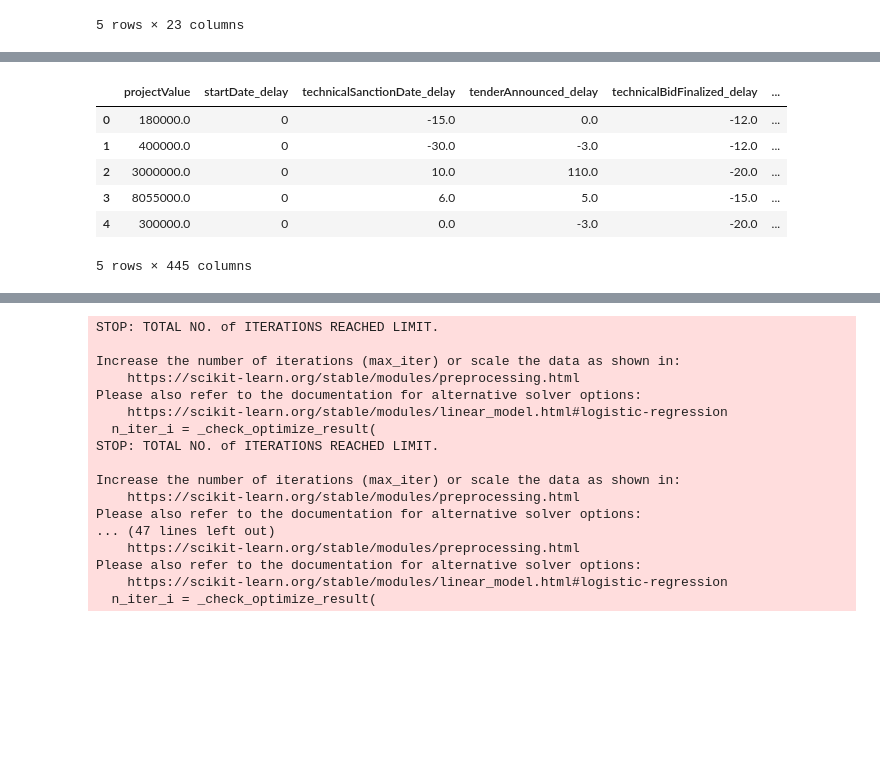
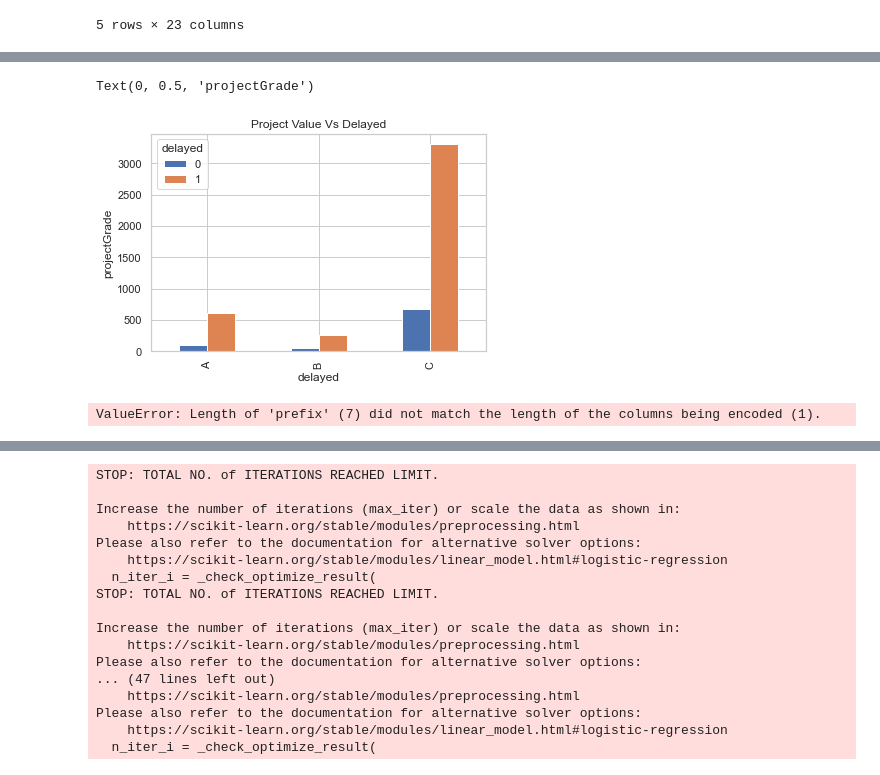
Before and after one commit to karthikeyanVK/MAWSPredictionModel, a Jupyter notebook: TenderSucessPrediction.ipynb, the cells around one changed output, grey strips where cells are left out. Cells and saved outputs as stored; diff of their text form; code cells hidden in the pictures; blank space fills up the shorter version.

```diff
--- a/TenderSucessPrediction.ipynb
+++ b/TenderSucessPrediction.ipynb
@@ -127,6 +159,20 @@ sns.set(style="whitegrid", color_codes=True)
+# %%
+df['projectGrade'] = 'A'
+df.loc[df['projectValue'].between(0, 5000000, 'right'), 'projectGrade'] = 'C'
+df.loc[df['projectValue'].between(5000000, 10000000, 'right'), 'projectGrade'] = 'B'
+df.loc[df['projectValue'].between(10000000, 1000000000, 'right'), 'projectGrade'] = 'A'
+
+%matplotlib inline
+pd.crosstab(df.projectGrade,df.delayed).plot(kind='bar')
+plt.title('Project Value Vs Delayed')
+plt.xlabel('delayed')
+plt.ylabel('projectGrade')
+# %% [output]
+Text(0, 0.5, 'projectGrade')
+[figure, added]
 # %%
 cat_columns = ['Region', 'District', 'Municipality', 'typeOfWork',
-               'Name_of_Approver', 'Name_of_Commissioner']
+               'Name_of_Approver', 'Name_of_Commissioner','projectGrade']
 
 # for catColumn in cat_columns:
 #      df[catColumn].value_counts(dropna=False)
@@ -136,11 +182,6 @@ df = pd.get_dummies(df, cat_columns, drop_first=True)
 # df = df.replace(np.nan, 0,regex=true)
 df.fillna(0)
 df.head()
+#df.to_csv('maws-cleaned.csv', header=True, index=False, encoding='utf-8')
 # %% [output]
-|  | projectValue | startDate_delay | technicalSanctionDate_delay | tenderAnnounced_delay | technicalBidFinalized_delay | ... |
-| 0 | 180000.0 | 0 | -15.0 | 0.0 | -12.0 | ... |
-| 1 | 400000.0 | 0 | -30.0 | -3.0 | -12.0 | ... |
-| 2 | 3000000.0 | 0 | 10.0 | 110.0 | -20.0 | ... |
-| 3 | 8055000.0 | 0 | 6.0 | 5.0 | -15.0 | ... |
-| 4 | 300000.0 | 0 | 0.0 | -3.0 | -20.0 | ... |
-5 rows × 445 columns
+ValueError: Length of 'prefix' (7) did not match the length of the columns being encoded (1).
```
Also changed, not shown: parts of 6 cells of this notebook, 2 other files.
